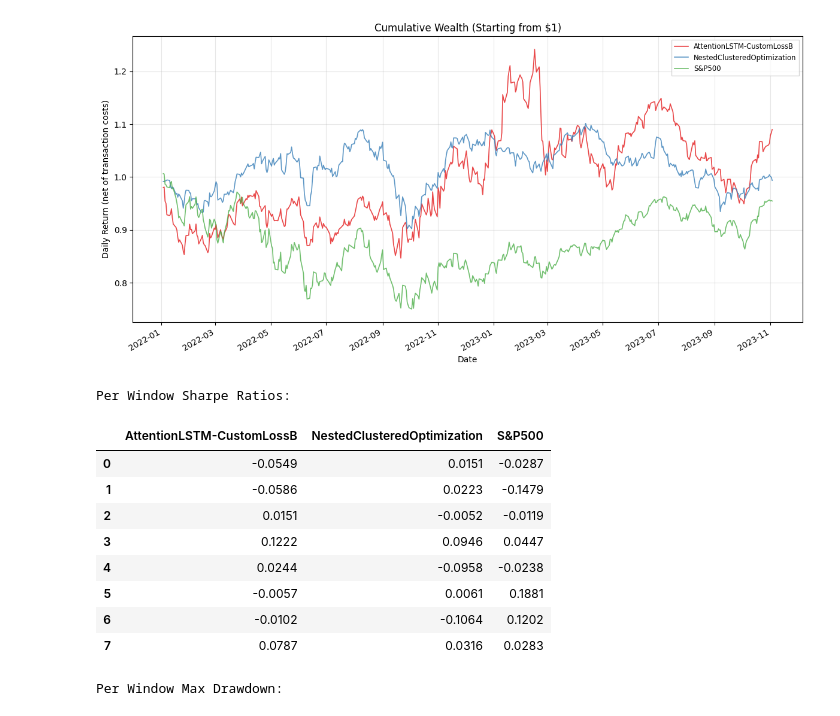
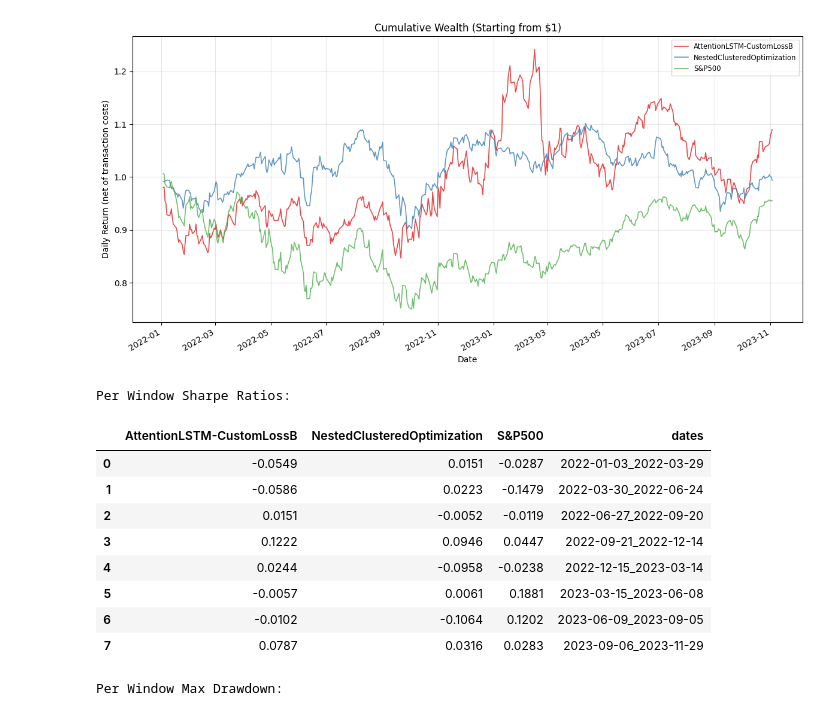
Before and after one commit to travisdesell/exact, a Jupyter notebook: financial_loss_functions/exploration/test_analysis.ipynb, the cells around one changed output. Cells and saved outputs as stored; diff of their text form; code cells hidden in the pictures.

Commit message:
Viz: per wind comp returns

```diff
--- a/financial_loss_functions/exploration/test_analysis.ipynb
+++ b/financial_loss_functions/exploration/test_analysis.ipynb
@@ -658,6 +658,8 @@ dates_list
 #### Selecting Seed
 We select a single seed for further analysis. The selected seed gives the sharpe closest to the median sharpe of AttentionLSTM-CustomLossB
 # %%
+best = 'AttentionLSTM-CustomLossB'
+
 seed_sharpe_list = []
 for seed in nn_seed_rets_no_dates.keys():
 
@@ -727,26 +729,26 @@ plot_concatenated_returns(
 # %%
 evaluator = Evaluator(
     eval_returns=None,
     ba_eval=None,
     all_daily_returns=rets_for_plot,
     metrics_lib=MetricLibrary.items()
 )
 
 per_wind_sharpe = evaluator.calc_metric_performance(MetricLibrary.get('sharpe'), mean=False)
-# per_wind_sharpe['dates'] = dates_list
+per_wind_sharpe['dates'] = dates_list
 print('Per Window Sharpe Ratios:')
 per_wind_sharpe
 # %% [output]
 Per Window Sharpe Ratios:
-|  | AttentionLSTM-CustomLossB | NestedClusteredOptimization | S&P500 |
-| 0 | -0.0549 | 0.0151 | -0.0287 |
-| 1 | -0.0586 | 0.0223 | -0.1479 |
-| 2 | 0.0151 | -0.0052 | -0.0119 |
-| 3 | 0.1222 | 0.0946 | 0.0447 |
-| 4 | 0.0244 | -0.0958 | -0.0238 |
-| 5 | -0.0057 | 0.0061 | 0.1881 |
-| 6 | -0.0102 | -0.1064 | 0.1202 |
-| 7 | 0.0787 | 0.0316 | 0.0283 |
+|  | AttentionLSTM-CustomLossB | NestedClusteredOptimization | S&P500 | dates |
+| 0 | -0.0549 | 0.0151 | -0.0287 | 2022-01-03_2022-03-29 |
+| 1 | -0.0586 | 0.0223 | -0.1479 | 2022-03-30_2022-06-24 |
+| 2 | 0.0151 | -0.0052 | -0.0119 | 2022-06-27_2022-09-20 |
+| 3 | 0.1222 | 0.0946 | 0.0447 | 2022-09-21_2022-12-14 |
+| 4 | 0.0244 | -0.0958 | -0.0238 | 2022-12-15_2023-03-14 |
+| 5 | -0.0057 | 0.0061 | 0.1881 | 2023-03-15_2023-06-08 |
+| 6 | -0.0102 | -0.1064 | 0.1202 | 2023-06-09_2023-09-05 |
+| 7 | 0.0787 | 0.0316 | 0.0283 | 2023-09-06_2023-11-29 |
 # %%
 per_wind_mdd = evaluator.calc_metric_performance(MetricLibrary.get('max_drawdown'), mean=False)
 per_wind_mdd['dates'] = dates_list
```
Also changed, not shown: parts of 6 cells of this notebook.
